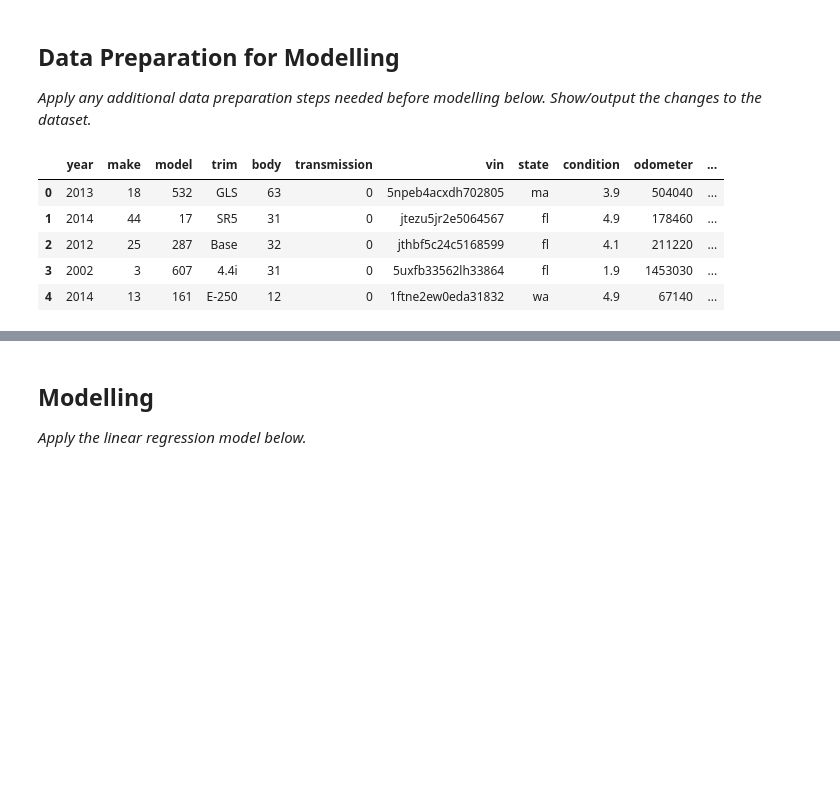
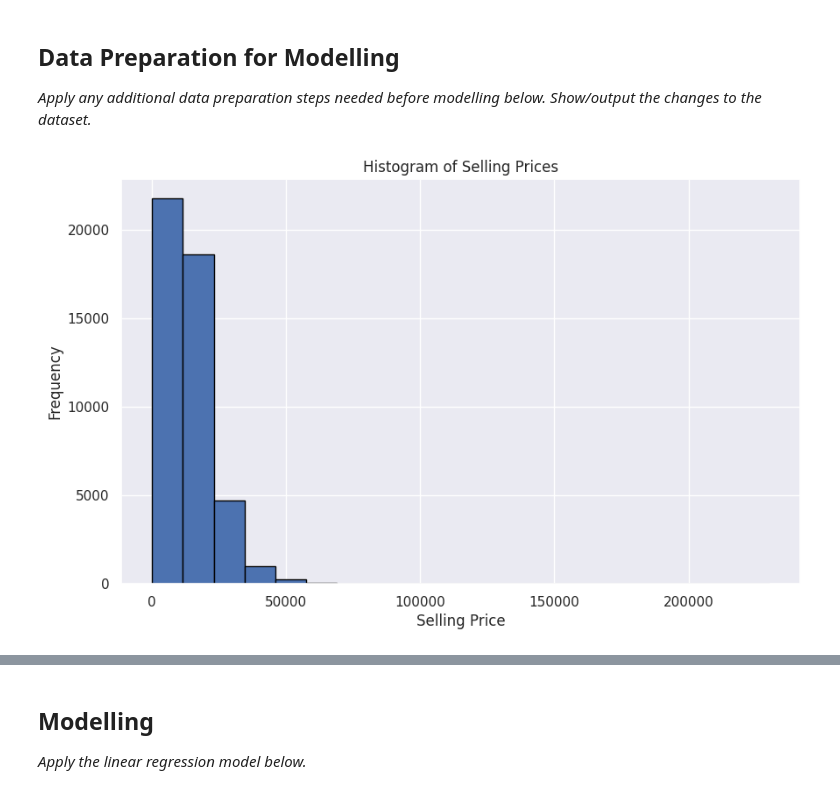
Before and after one commit to abdelrahman-walid/yougotsoftwared, a Jupyter notebook: Regression_Mini-Project.ipynb, the cells around one changed output, grey strips where cells are left out. Drawn from its saved outputs; the diff is of its cells as text; code cells hidden in the pictures; blank space fills up the shorter version.

```diff
--- a/Regression_Mini-Project.ipynb
+++ b/Regression_Mini-Project.ipynb
@@ -157,16 +164,21 @@ def map_body_type(body):
         return 'hatchback'
     elif 'suv' in body:
         return 'suv'
-    elif 'minivan' in body:
-        return 'minivan'
     elif 'wagon' in body:
         return 'wagon'
     elif ('crew cab' in body or 'double cab' in body or 'regular cab' in body or
           'extended cab' in body or 'supercab' in body or 'king cab' in body or
           'quad cab' in body or 'crewmax cab' in body or 'club cab' in body or
-          'access cab' in body or 'xtracab' in body or 'mega cab' in body):
+          'access cab' in body or 'xtracab' in body or 'mega cab' in body or 'supercrew' in body
+          or 'cab plus 4' in body or'regular-cab'in body):
         return 'pickup truck'
-    elif 'van' in body:
+    elif 'van' in body or 'minivan' in body:
         return 'van'
     else:
-        return 'other'
+        return body
+    #else:
+        #return 'other'
+
+df['body'] = df['body'].apply(map_body_type)
+
+#df = df[df['body'] != 'other']
@@ -293,8 +319,4 @@ print(average_prices_sorted)
 ## Data Preparation for Modelling
 
 _Apply any additional data preparation steps needed before modelling below. Show/output the changes to the dataset._
-# %%
-df['body'] = df['body'].apply(map_body_type)
-
-df = df[df['body'] != 'other']
 # %%
@@ -313,9 +326,0 @@ df = df[df['body'] != 'other']
-# %%
-df_encoded.head()
-# %% [output]
-|  | year | make | model | trim | body | transmission | vin | state | condition | odometer | ... |
-| 0 | 2013 | 18 | 532 | GLS | 63 | 0 | 5npeb4acxdh702805 | ma | 3.9 | 504040 | ... |
-| 1 | 2014 | 44 | 17 | SR5 | 31 | 0 | jtezu5jr2e5064567 | fl | 4.9 | 178460 | ... |
-| 2 | 2012 | 25 | 287 | Base | 32 | 0 | jthbf5c24c5168599 | fl | 4.1 | 211220 | ... |
-| 3 | 2002 | 3 | 607 | 4.4i | 31 | 0 | 5uxfb33562lh33864 | fl | 1.9 | 1453030 | ... |
-| 4 | 2014 | 13 | 161 | E-250 | 12 | 0 | 1ftne2ew0eda31832 | wa | 4.9 | 67140 | ... |
@@ -321,0 +331,12 @@ df_encoded.head()
+# %%
+# prompt: create a histogram for sellingprice column
+
+# Assuming df is your DataFrame and 'sellingprice' is the column you want to plot
+plt.figure(figsize=(10, 6))
+plt.hist(df['sellingprice'], bins=20, edgecolor='black')
+plt.xlabel('Selling Price')
+plt.ylabel('Frequency')
+plt.title('Histogram of Selling Prices')
+plt.show()
+# %% [output]
+[figure, added]
```
Also changed, not shown: parts of 19 cells of this notebook.
